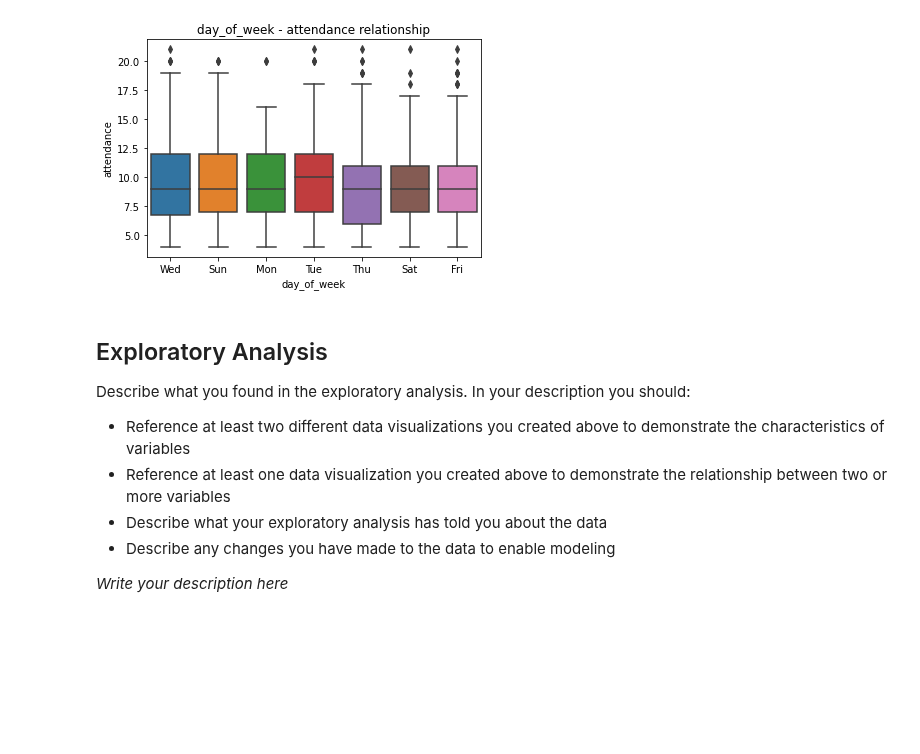
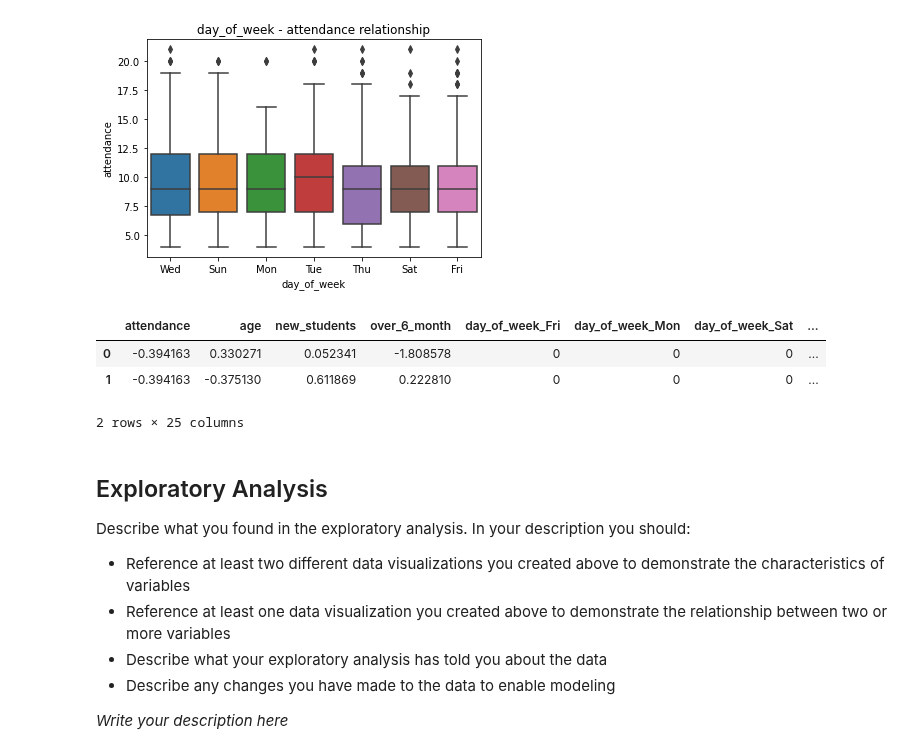
Before and after one commit to CarJung/Uni, a Jupyter notebook: data_camp_certificate/notebook.ipynb, the cells around one changed output. Cells and saved outputs as stored; diff of their text form; code cells hidden in the pictures; blank space fills up the shorter version.

```diff
--- a/data_camp_certificate/notebook.ipynb
+++ b/data_camp_certificate/notebook.ipynb
@@ -299,6 +312,24 @@ sns.boxplot(y = 'attendance', x = 'day_of_week', data = data)
 plt.title('day_of_week - attendance relationship');
 # %% [output]
 [figure]
+# %%
+cat_var = ['day_of_week','time','class_category','class_capacity','days_before']
+num_var = ['age','attendance','new_students','over_6_month']
+
+data_prepared= pd.get_dummies(data, columns = cat_var)
+# %%
+from sklearn.preprocessing import StandardScaler
+
+scaler = StandardScaler()
+scaled = pd.DataFrame(scaler.fit_transform(data[num_var].to_numpy()), columns = num_var)
+data_prepared[num_var] = scaled
+# %%
+data_prepared.head(2)
+# %% [output]
+|  | attendance | age | new_students | over_6_month | day_of_week_Fri | day_of_week_Mon | day_of_week_Sat | ... |
+| 0 | -0.394163 | 0.330271 | 0.052341 | -1.808578 | 0 | 0 | 0 | ... |
+| 1 | -0.394163 | -0.375130 | 0.611869 | 0.222810 | 0 | 0 | 0 | ... |
+2 rows × 25 columns
 # %% [markdown]
 ## Exploratory Analysis
 Describe what you found in the exploratory analysis. In your description you should:
```
Also changed, not shown: parts of 4 cells of this notebook.
